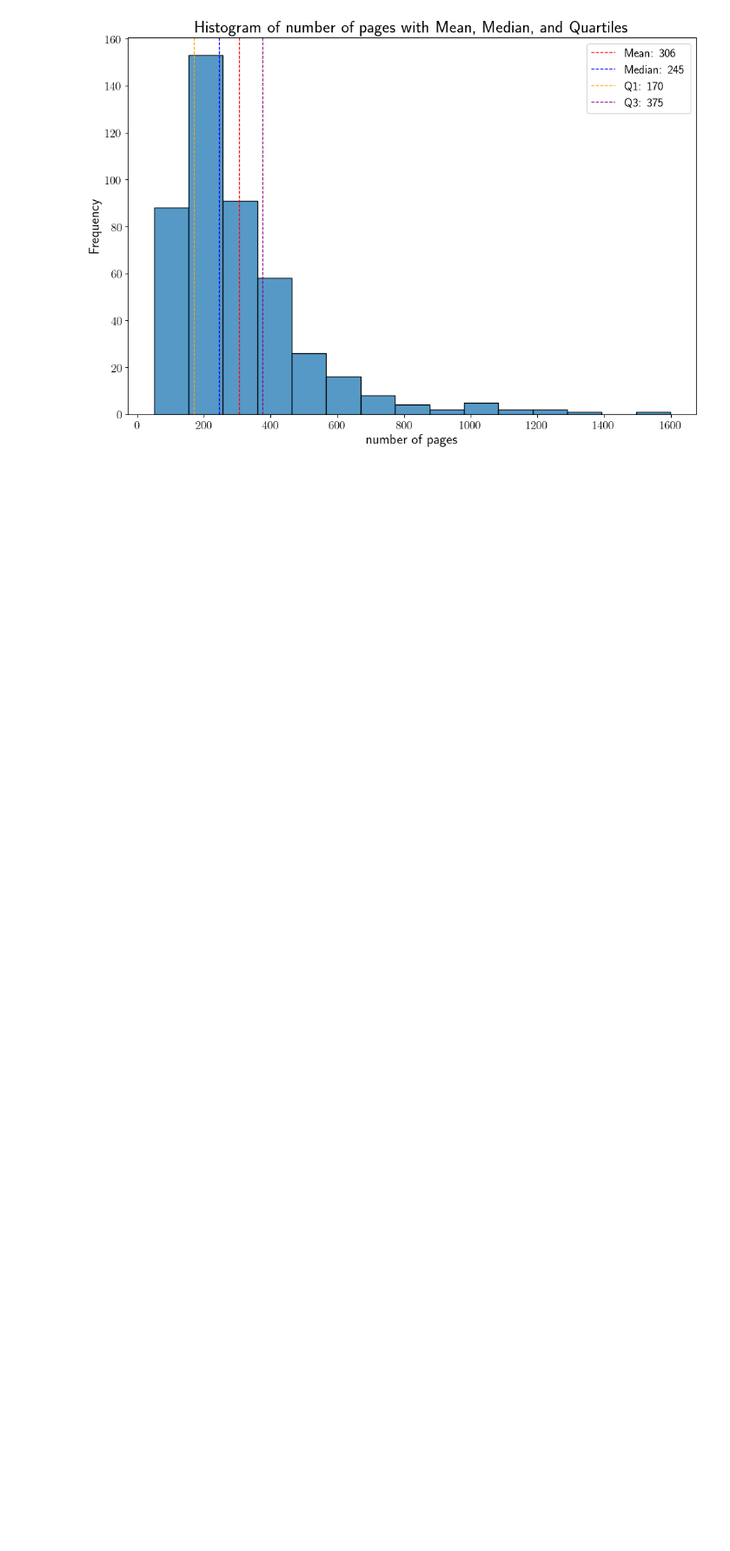
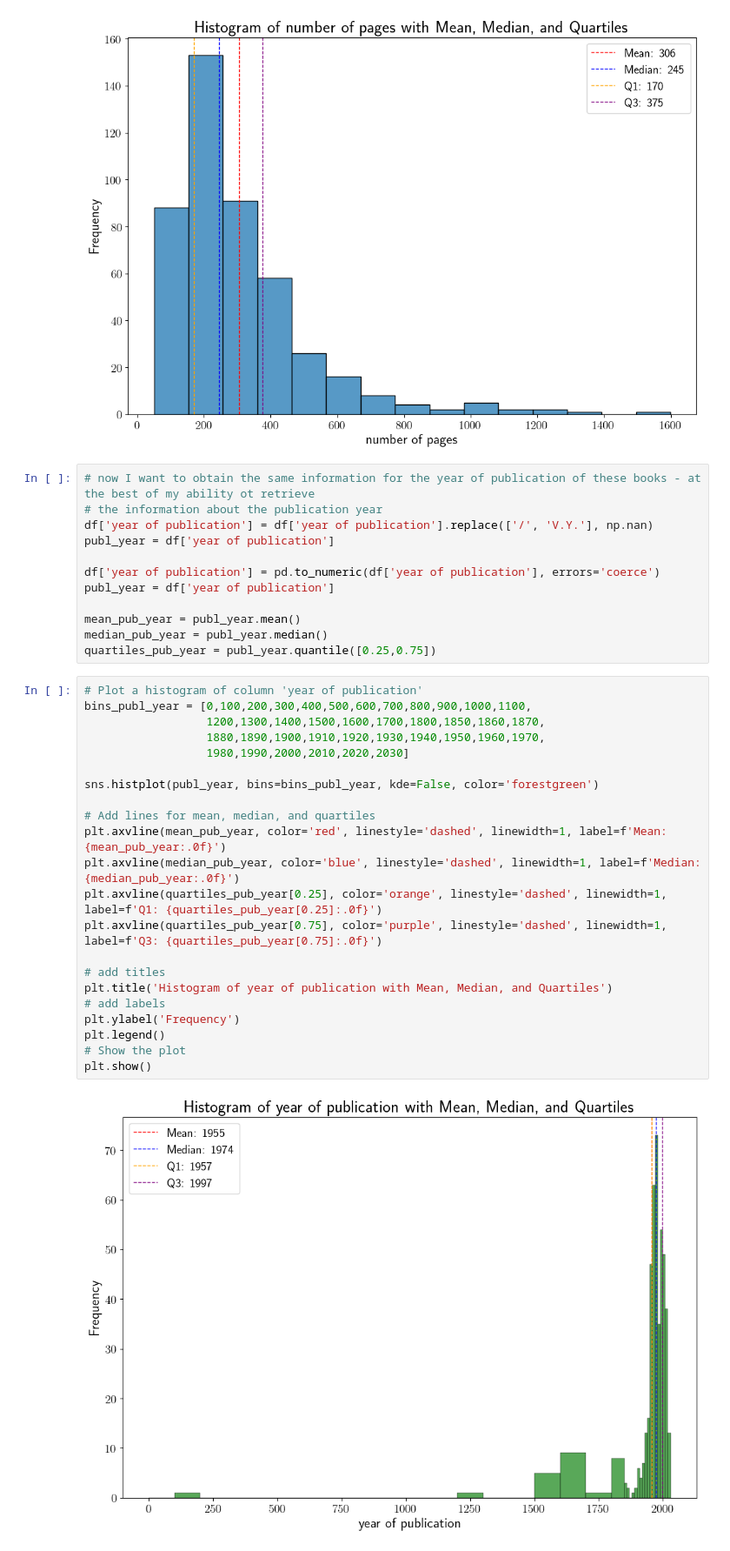
Before and after one commit to anvi-git/Project_Book_library, a Jupyter notebook: book_library.ipynb, the cells around one changed output. Shown: that part at 87% size. Saved outputs shown, nothing was run; the diff lists cells and outputs as text; blank space fills up the shorter version.

Commit message:
added the same as before, but for year of publication

```diff
--- a/book_library.ipynb
+++ b/book_library.ipynb
@@ -95,3 +97,39 @@ plt.legend()
 plt.show()
 # %% [output]
 [figure]
+# %%
+# now I want to obtain the same information for the year of publication of these books - at the best of my ability ot retrieve
+# the information about the publication year
+df['year of publication'] = df['year of publication'].replace(['/', 'V.Y.'], np.nan)
+publ_year = df['year of publication']
+
+df['year of publication'] = pd.to_numeric(df['year of publication'], errors='coerce')
+publ_year = df['year of publication']
+
+mean_pub_year = publ_year.mean()
+median_pub_year = publ_year.median()
+quartiles_pub_year = publ_year.quantile([0.25,0.75])
+# %%
+# Plot a histogram of column 'year of publication'
+bins_publ_year = [0,100,200,300,400,500,600,700,800,900,1000,1100,
+                  1200,1300,1400,1500,1600,1700,1800,1850,1860,1870,
+                  1880,1890,1900,1910,1920,1930,1940,1950,1960,1970,
+                  1980,1990,2000,2010,2020,2030]
+
+sns.histplot(publ_year, bins=bins_publ_year, kde=False, color='forestgreen')
+
+# Add lines for mean, median, and quartiles
+plt.axvline(mean_pub_year, color='red', linestyle='dashed', linewidth=1, label=f'Mean: {mean_pub_year:.0f}')
+plt.axvline(median_pub_year, color='blue', linestyle='dashed', linewidth=1, label=f'Median: {median_pub_year:.0f}')
+plt.axvline(quartiles_pub_year[0.25], color='orange', linestyle='dashed', linewidth=1, label=f'Q1: {quartiles_pub_year[0.25]:.0f}')
+plt.axvline(quartiles_pub_year[0.75], color='purple', linestyle='dashed', linewidth=1, label=f'Q3: {quartiles_pub_year[0.75]:.0f}')
+
+# add titles
+plt.title('Histogram of year of publication with Mean, Median, and Quartiles')
+# add labels
+plt.ylabel('Frequency')
+plt.legend()
+# Show the plot
+plt.show()
+# %% [output]
+[figure, added]
```
Also changed, not shown: parts of 2 cells of this notebook.
